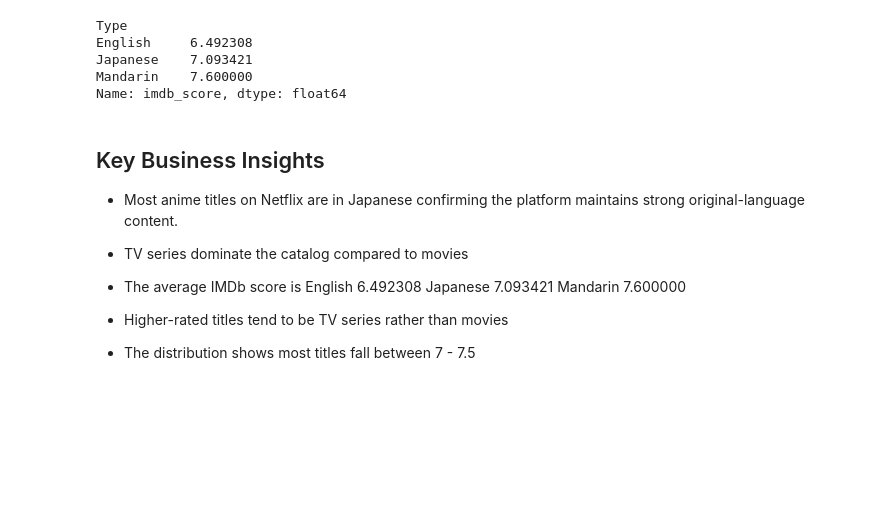
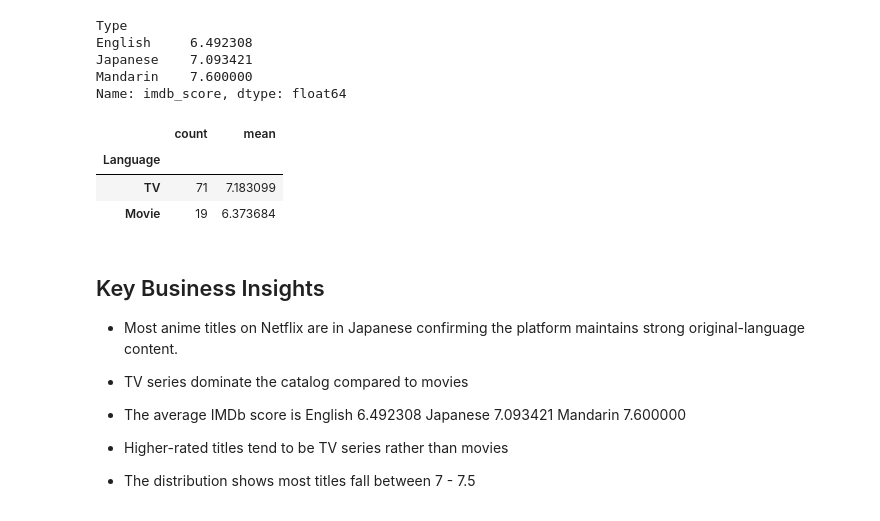
Before and after one commit to charithamoka/netflix-anime-project, a Jupyter notebook: notebooks/netflix_anime_eda.ipynb, the cells around one changed output. Cells and saved outputs as stored; diff of their text form; code cells hidden in the pictures; blank space fills up the shorter version.

```diff
--- a/notebooks/netflix_anime_eda.ipynb
+++ b/notebooks/netflix_anime_eda.ipynb
@@ -496,6 +501,14 @@ English     6.492308
 Japanese    7.093421
 Mandarin    7.600000
 Name: imdb_score, dtype: float64
+# %%
+summary = anime_df_clean.groupby("Language")["imdb_score"].agg(["count", "mean"]).sort_values("mean", ascending=False)
+summary
+# %% [output]
+|  | count | mean |
+| Language |  |  |
+| TV | 71 | 7.183099 |
+| Movie | 19 | 6.373684 |
 # %% [markdown]
 ## Key Business Insights
 
```
Also changed, not shown: parts of 2 cells of this notebook, 2 other files.
